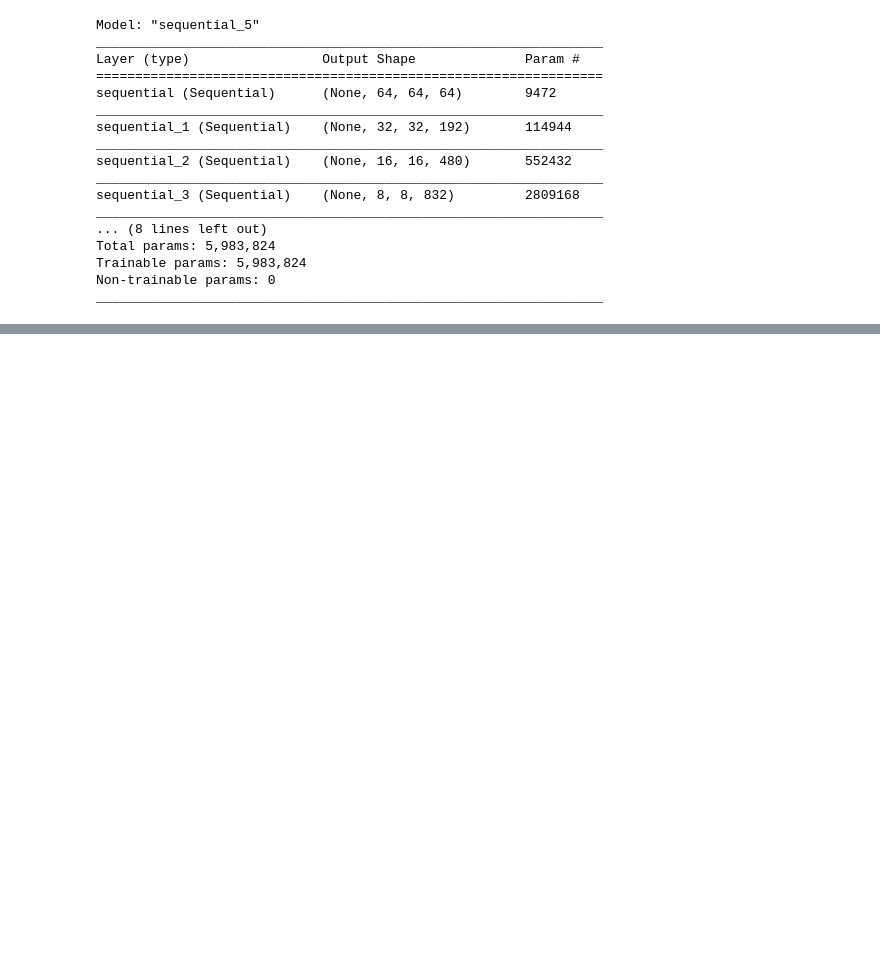
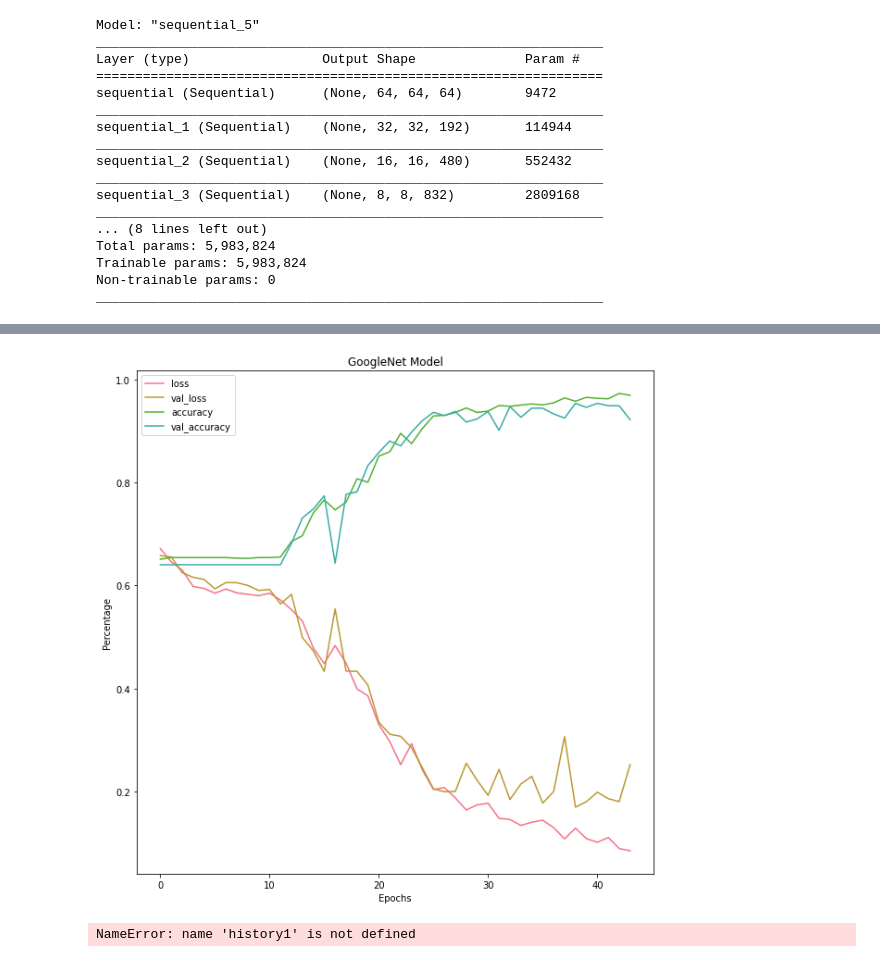
Before and after one commit to lraganit-star/CapstoneTwo, a Jupyter notebook: brain_tumor.ipynb, the cells around one changed output, grey strips where cells are left out. Saved outputs shown, nothing was run; the diff lists cells and outputs as text; code cells hidden in the pictures; blank space fills up the shorter version.

```diff
--- a/brain_tumor.ipynb
+++ b/brain_tumor.ipynb
@@ -471,2 +487,20 @@ Epoch 41/500
 # %%
 clear_session()
+# %%
+plt.figure(figsize=(10,10))
+sns.set_palette("husl")
+sns.lineplot(x = range(44), y = history2.history['loss'], label = 'loss')
+sns.lineplot(x = range(44), y = history2.history['val_loss'], label = 'val_loss')
+sns.lineplot(x = range(44), y = history2.history['accuracy'], label = 'accuracy')
+sns.lineplot(x = range(44), y = history2.history['val_accuracy'], label = 'val_accuracy')
+plt.xlabel("Epochs")
+plt.ylabel("Percentage")
+plt.title('GoogleNet Model')
+plt.legend()
+plt.show()
+# %% [output]
+[figure, added]
+# %%
+history1
+# %% [output]
+NameError: name 'history1' is not defined
```
Also changed, not shown: parts of 7 cells of this notebook, 8 other files.
